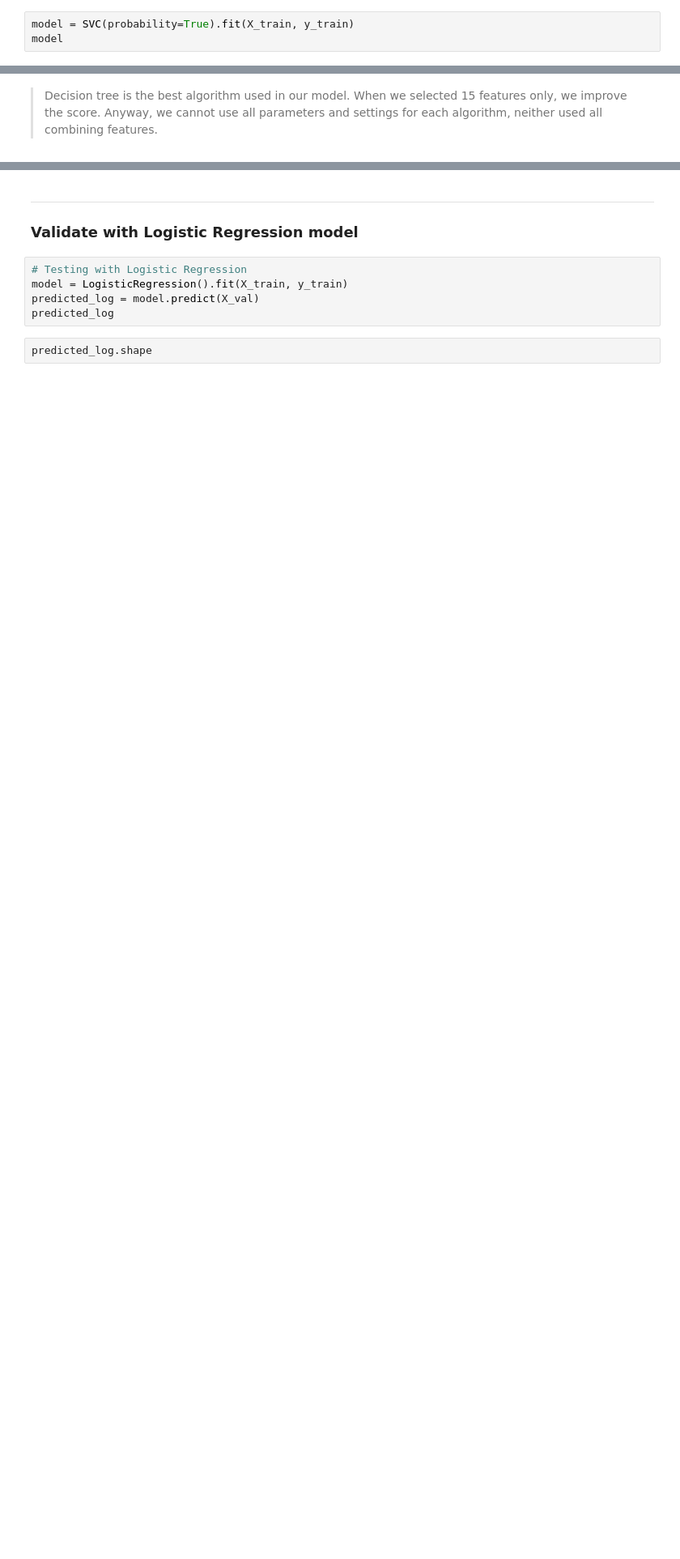
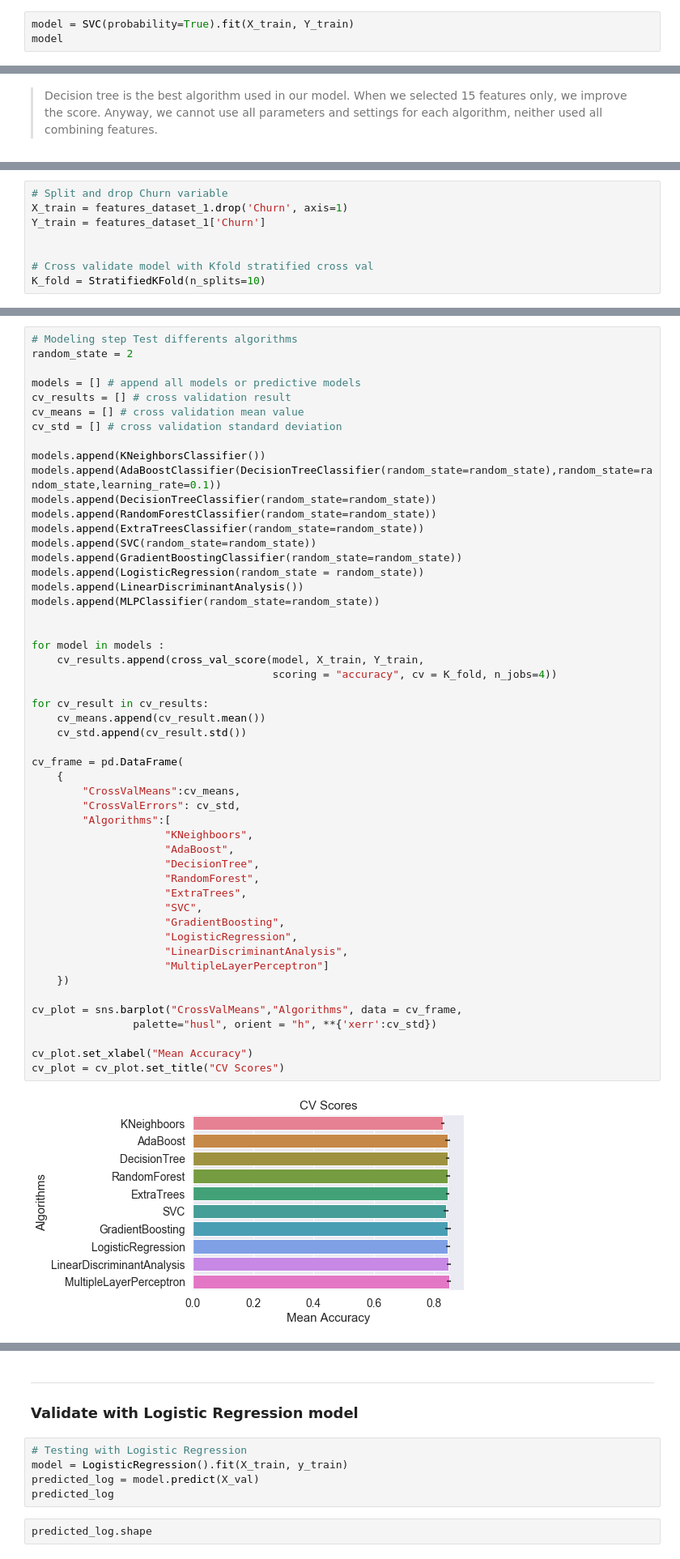
Before and after one commit to marcusRB/datascience, a Jupyter notebook: Churn Prediction/Predict_Customer_Churn_1.2.ipynb, the cells around one changed output, grey strips where cells are left out. Shown at 81% size. Drawn from its saved outputs; the diff is of its cells as text; blank space fills up the shorter version.

```diff
--- a/Churn Prediction/Predict_Customer_Churn_1.1.ipynb
+++ b/Churn Prediction/Predict_Customer_Churn_1.2.ipynb
@@ -2846,7 +2837,7 @@ In machine learning, support-vector machines (SVMs, also support-vector networks
 
 source [wikipedia - SVM](https://en.wikipedia.org/wiki/Support-vector_machine)
 # %%
-model = SVC(probability=True).fit(X_train, y_train)
+model = SVC(probability=True).fit(X_train, Y_train)
 model
 # %% [output]
 SVC(C=1.0, cache_size=200, class_weight=None, coef0=0.0,
@@ -2960,0 +2958,8 @@ models_t.sort_values(by='Score_2nd', ascending=False)
+# %%
+# Split and drop Churn variable
+X_train = features_dataset_1.drop('Churn', axis=1)
+Y_train = features_dataset_1['Churn']
+
+
+# Cross validate model with Kfold stratified cross val
+K_fold = StratifiedKFold(n_splits=10)
@@ -2960,0 +2988,53 @@ models_t.sort_values(by='Score_2nd', ascending=False)
+# %%
+# Modeling step Test differents algorithms
+random_state = 2
+
+models = [] # append all models or predictive models
+cv_results = [] # cross validation result
+cv_means = [] # cross validation mean value
+cv_std = [] # cross validation standard deviation
+
+models.append(KNeighborsClassifier())
+models.append(AdaBoostClassifier(DecisionTreeClassifier(random_state=random_state),random_state=random_state,learning_rate=0.1))
+models.append(DecisionTreeClassifier(random_state=random_state))
+models.append(RandomForestClassifier(random_state=random_state))
+models.append(ExtraTreesClassifier(random_state=random_state))
+models.append(SVC(random_state=random_state))
+models.append(GradientBoostingClassifier(random_state=random_state))
+models.append(LogisticRegression(random_state = random_state))
+models.append(LinearDiscriminantAnalysis())
+models.append(MLPClassifier(random_state=random_state))
+
+
+for model in models :
+    cv_results.append(cross_val_score(model, X_train, Y_train,
+                                      scoring = "accuracy", cv = K_fold, n_jobs=4))
+
+for cv_result in cv_results:
+    cv_means.append(cv_result.mean())
+    cv_std.append(cv_result.std())
+
+cv_frame = pd.DataFrame(
+    {
+        "CrossValMeans":cv_means,
+        "CrossValErrors": cv_std,
+        "Algorithms":[
+                     "KNeighboors",
+                     "AdaBoost",
+                     "DecisionTree",
+                     "RandomForest",
+                     "ExtraTrees",
+                     "SVC",
+                     "GradientBoosting",
+                     "LogisticRegression",
+                     "LinearDiscriminantAnalysis",
+                     "MultipleLayerPerceptron"]
+    })
+
+cv_plot = sns.barplot("CrossValMeans","Algorithms", data = cv_frame,
+                palette="husl", orient = "h", **{'xerr':cv_std})
+
+cv_plot.set_xlabel("Mean Accuracy")
+cv_plot = cv_plot.set_title("CV Scores")
+# %% [output]
+[figure, added]
```
Also changed, not shown: parts of 94 cells of this notebook, 3 other files.
